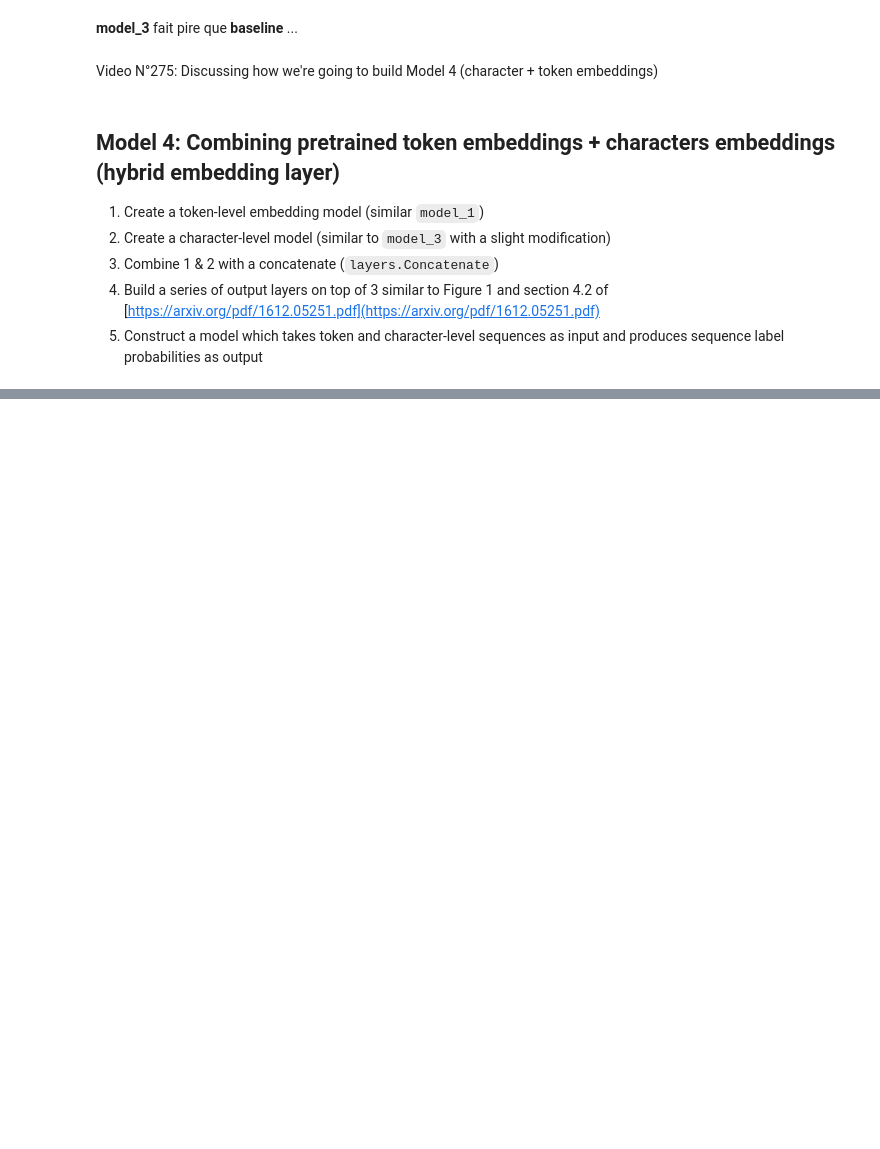
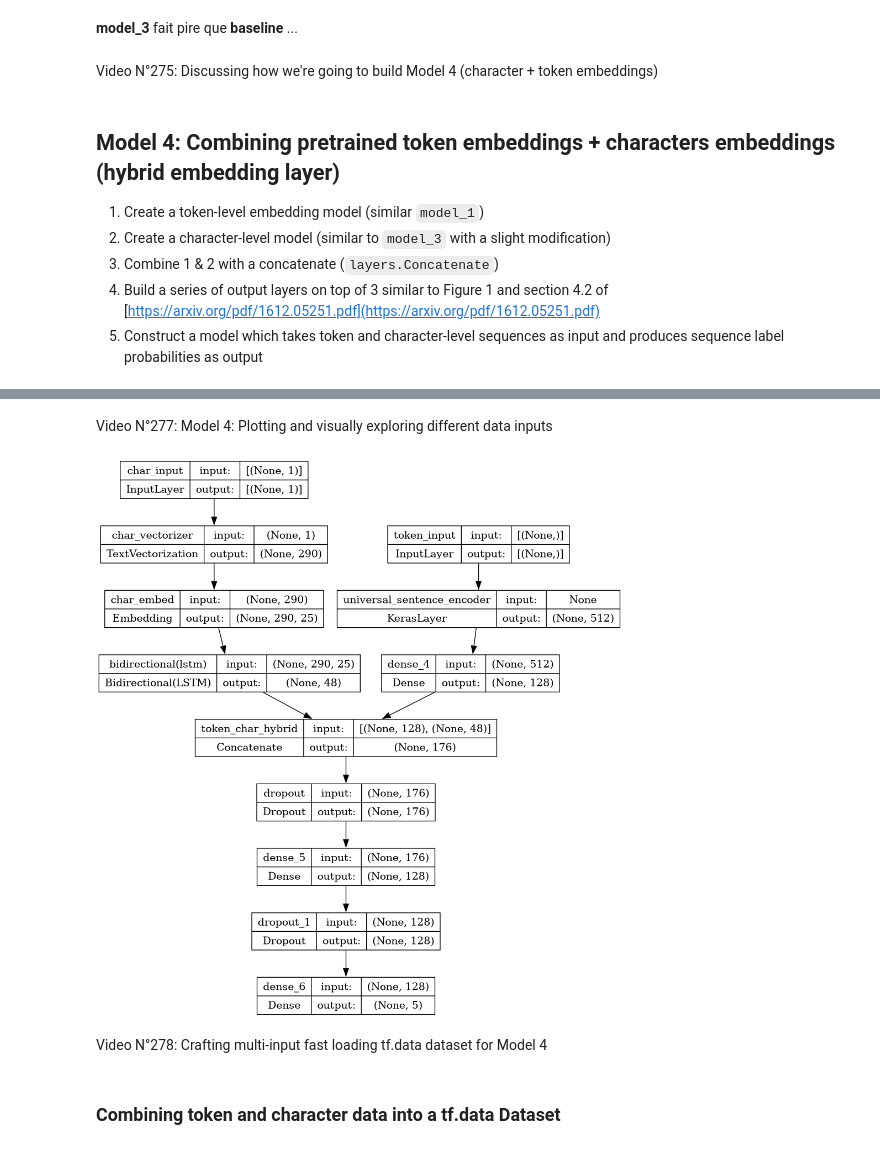
Before and after one commit to ValentinLibouton/TensorFlow_Developer_Certificate_Bootcamp, a Jupyter notebook: 09_SkimLit_nlp_milestone_project_2/09.1_SkimLit_nlp_milestone_project_2_video.ipynb, the cells around one changed output, grey strips where cells are left out. Saved outputs shown, nothing was run; the diff lists cells and outputs as text; code cells hidden in the pictures; blank space fills up the shorter version.

```diff
--- a/09_SkimLit_nlp_milestone_project_2/09.1_SkimLit_nlp_milestone_project_2_video.ipynb
+++ b/09_SkimLit_nlp_milestone_project_2/09.1_SkimLit_nlp_milestone_project_2_video.ipynb
@@ -1066,0 +1069,30 @@ Video N°275: Discussing how we're going to build Model 4 (character + token emb
+# %%
+# 1. Setup token inputs/model
+token_inputs = layers.Input(shape=[], dtype=tf.string, name='token_input')
+token_embeddings = tf_hub_embedding_layer(token_inputs)
+token_outputs = layers.Dense(units=128, activation="relu")(token_embeddings)
+token_model = tf.keras.Model(inputs=token_inputs, outputs=token_outputs)
+
+# 2. Setup char inputs/model
+char_inputs = layers.Input(shape=(1,), dtype=tf.string, name="char_input")
+char_vectors = char_vectorizer(char_inputs)
+char_embeddings = char_embed(char_vectors)
+char_bi_lstm = layers.Bidirectional(layers.LSTM(24))(char_embeddings) # bi-LSTM shown in Figure 1 of https://arxiv.org/pdf/1612.05251.pdf
+
+char_model = tf.keras.Model(inputs=char_inputs,
+                            outputs=char_bi_lstm)
+
+# 3. Concatenate token and char inputs (create hybrid token embedding)
+token_char_concat = layers.Concatenate(name="token_char_hybrid")([token_model.output,
+                                                                  char_model.output])
+
+# 4. Create output layers - adding in Dropout, discussed in section 4.2 of https://arxiv.org/pdf/1612.05251.pdf
+combined_dropout = layers.Dropout(rate=0.5)(token_char_concat)
+combined_dense = layers.Dense(units=128, activation="relu")(combined_dropout)
+final_dropout = layers.Dropout(rate=0.5)(combined_dense)
+output_layer = layers.Dense(units=num_classes, activation="softmax")(final_dropout)
+
+# 5. Construct model with char and token inputs
+model_4 = tf.keras.Model(inputs=[token_model.input, char_model.input],
+                         outputs= output_layer,
+                         name="model_4_token_and_char_embeddings")
@@ -1066,0 +1120,8 @@ Video N°275: Discussing how we're going to build Model 4 (character + token emb
+# %% [markdown]
+Video N°277: Model 4: Plotting and visually exploring different data inputs
+# %%
+# Plot hybrid token and character model
+from keras.utils import plot_model
+plot_model(model_4, show_shapes=True)
+# %% [output]
+[figure, added]
@@ -1066,0 +1133,4 @@ Video N°275: Discussing how we're going to build Model 4 (character + token emb
+# %% [markdown]
+Video N°278: Crafting multi-input fast loading tf.data dataset for Model 4
+# %% [markdown]
+### Combining token and character data into a tf.data Dataset
```
Also changed, not shown: parts of 38 cells of this notebook.
